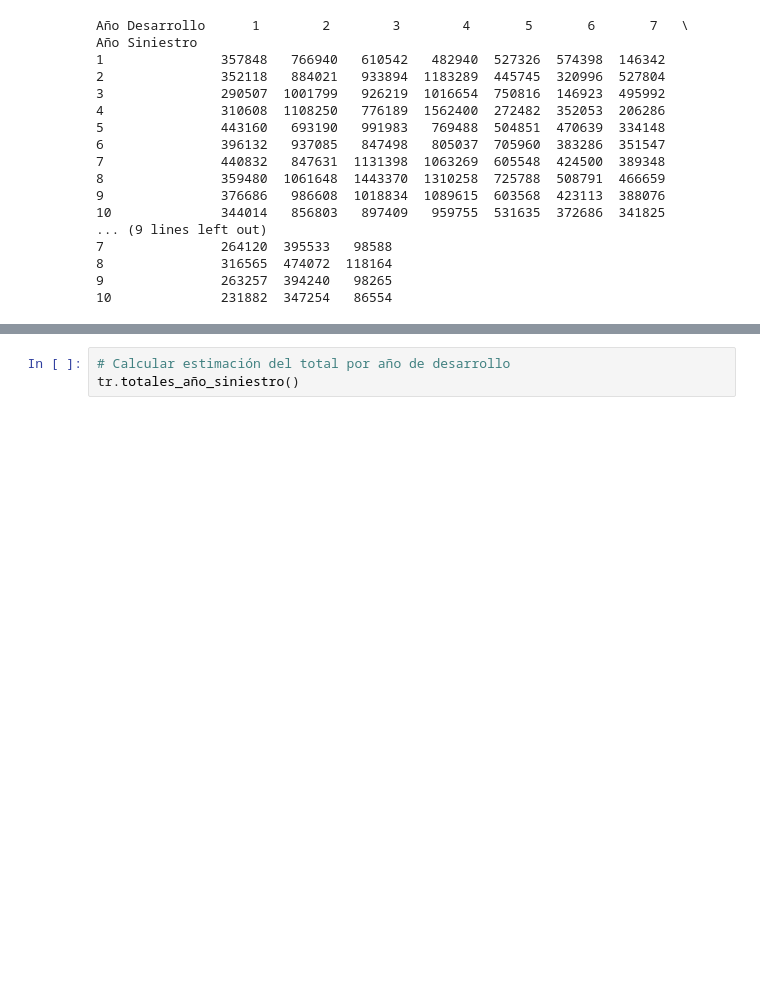
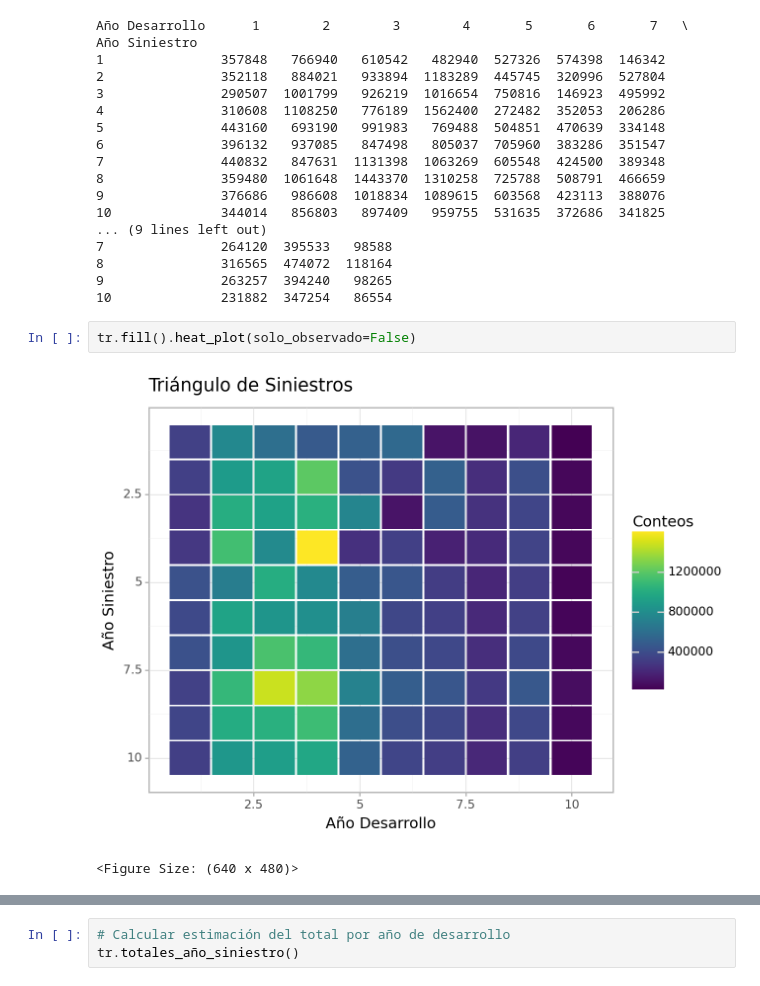
Before and after one commit to Samuel-col/IBNR-python, a Jupyter notebook: README.ipynb, the cells around one changed output, grey strips where cells are left out. Cells and saved outputs as stored; diff of their text form; blank space fills up the shorter version.

```diff
--- a/README.ipynb
+++ b/README.ipynb
@@ -147,3 +168,8 @@ Año Siniestro
 8               316565  474072  118164
 9               263257  394240   98265
 10              231882  347254   86554
+# %%
+tr.fill().heat_plot(solo_observado=False)
+# %% [output]
+[figure, added]
+<Figure Size: (640 x 480)>
```
Also changed, not shown: parts of 8 cells of this notebook, 1 other file.
